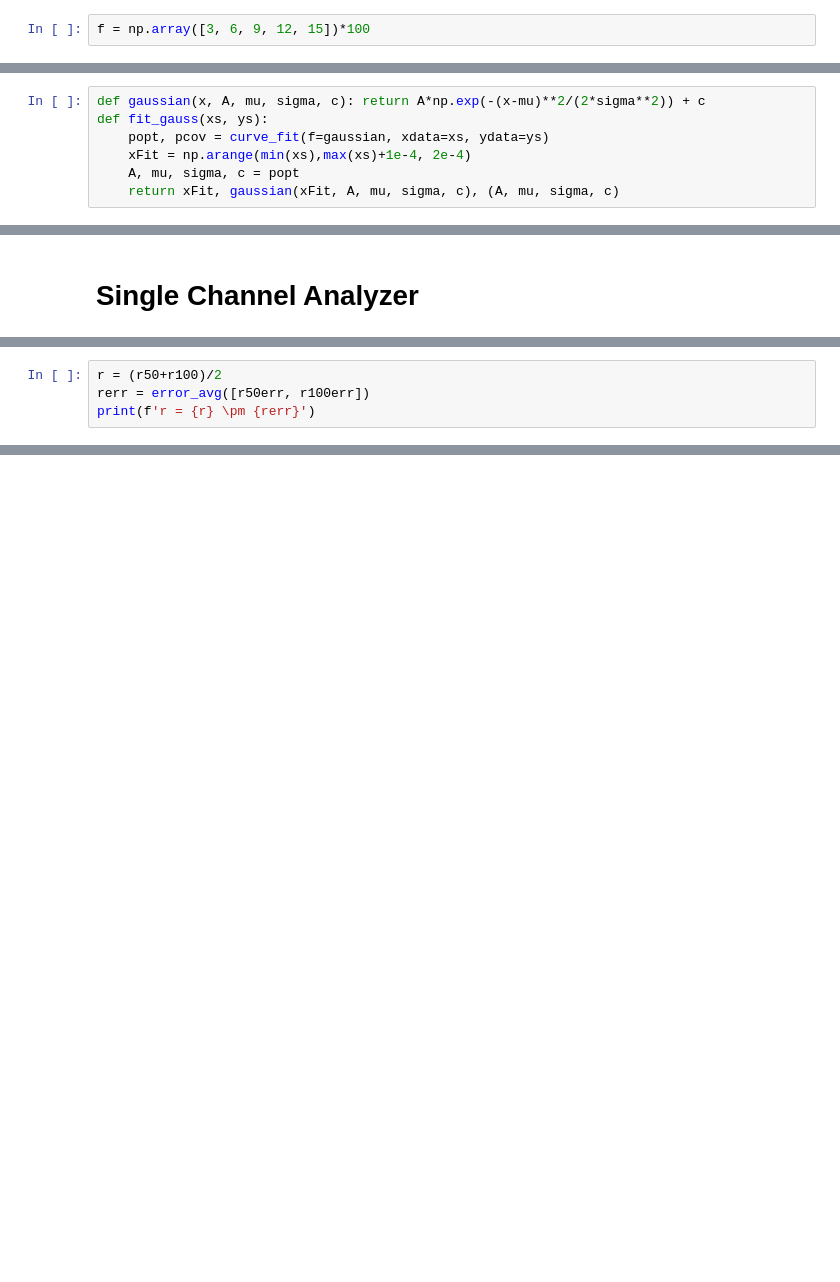
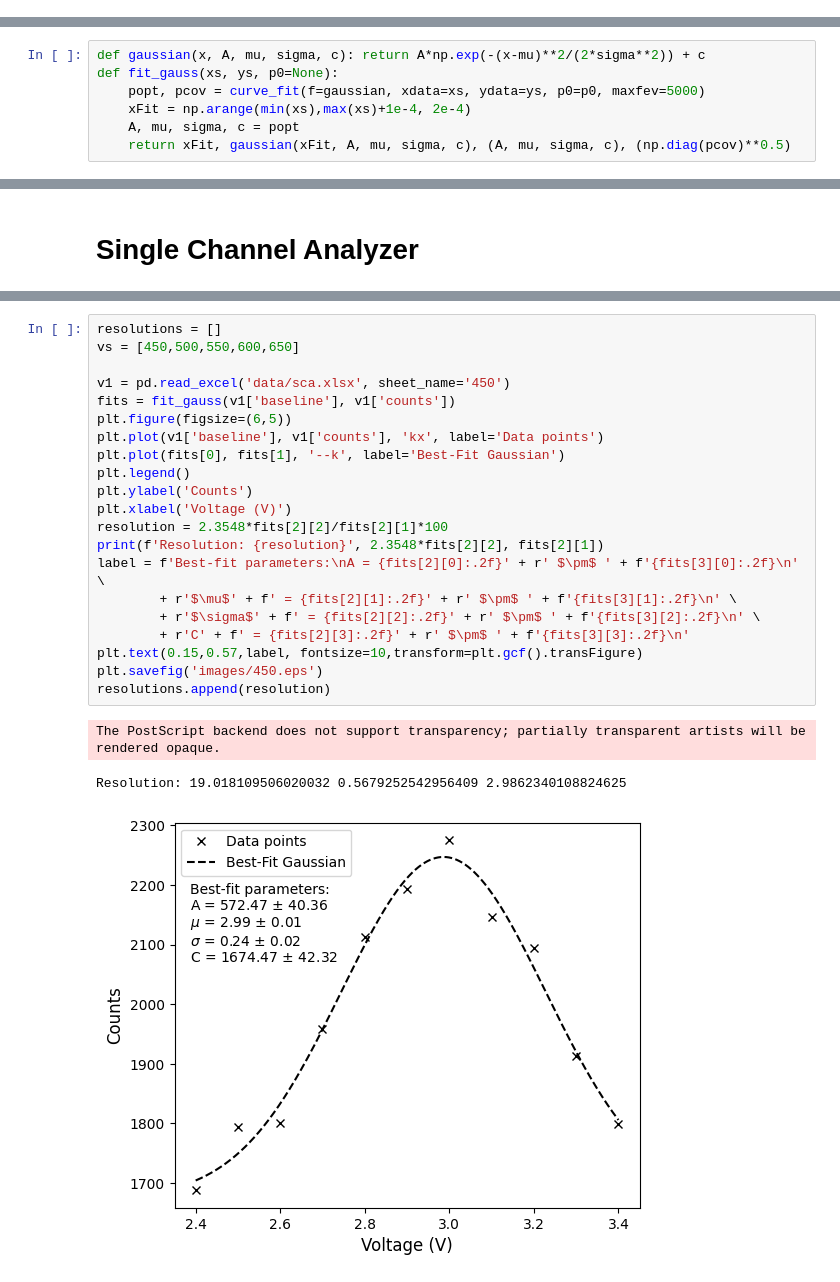
Before and after one commit to gayatri-p/lab-reports, a Jupyter notebook: nuclear and radiation physics/3. gamma ray spectroscopy/analysis.ipynb, the cells around one changed output, grey strips where cells are left out. Drawn from its saved outputs; the diff is of its cells as text; blank space fills up the shorter version.

```diff
--- a/nuclear and radiation physics/3. gamma ray spectroscopy/analysis.ipynb
+++ b/nuclear and radiation physics/3. gamma ray spectroscopy/analysis.ipynb
@@ -6,6 +5,4 @@ from tabulate import tabulate
 import pandas as pd
-# %%
-f = np.array([3, 6, 9, 12, 15])*100
 # %%
 def straight_line(x, m, c): return m*x+c
 def fit_line(xs, ys):
@@ -16,7 +13,7 @@ def fit_line(xs, ys):
 # %%
 def gaussian(x, A, mu, sigma, c): return A*np.exp(-(x-mu)**2/(2*sigma**2)) + c
-def fit_gauss(xs, ys):
-    popt, pcov = curve_fit(f=gaussian, xdata=xs, ydata=ys)
+def fit_gauss(xs, ys, p0=None):
+    popt, pcov = curve_fit(f=gaussian, xdata=xs, ydata=ys, p0=p0, maxfev=5000)
     xFit = np.arange(min(xs),max(xs)+1e-4, 2e-4)
     A, mu, sigma, c = popt
-    return xFit, gaussian(xFit, A, mu, sigma, c), (A, mu, sigma, c)
+    return xFit, gaussian(xFit, A, mu, sigma, c), (A, mu, sigma, c), (np.diag(pcov)**0.5)
@@ -227,4 +21,0 @@ print(tabulate(np.array([f, np.round(r50s, 3), np.round(rerr50s,3)]).transpose()
-# %%
-r = (r50+r100)/2
-rerr = error_avg([r50err, r100err])
-print(f'r = {r} \pm {rerr}')
@@ -270,0 +26,25 @@ Mutual inductance = 168.258817012333 \pm 9.495647386760142 \mu H
+# %%
+resolutions = []
+vs = [450,500,550,600,650]
+
+v1 = pd.read_excel('data/sca.xlsx', sheet_name='450')
+fits = fit_gauss(v1['baseline'], v1['counts'])
+plt.figure(figsize=(6,5))
+plt.plot(v1['baseline'], v1['counts'], 'kx', label='Data points')
+plt.plot(fits[0], fits[1], '--k', label='Best-Fit Gaussian')
+plt.legend()
+plt.ylabel('Counts')
+plt.xlabel('Voltage (V)')
+resolution = 2.3548*fits[2][2]/fits[2][1]*100
+print(f'Resolution: {resolution}', 2.3548*fits[2][2], fits[2][1])
+label = f'Best-fit parameters:\nA = {fits[2][0]:.2f}' + r' $\pm$ ' + f'{fits[3][0]:.2f}\n' \
+        + r'$\mu$' + f' = {fits[2][1]:.2f}' + r' $\pm$ ' + f'{fits[3][1]:.2f}\n' \
+        + r'$\sigma$' + f' = {fits[2][2]:.2f}' + r' $\pm$ ' + f'{fits[3][2]:.2f}\n' \
+        + r'C' + f' = {fits[2][3]:.2f}' + r' $\pm$ ' + f'{fits[3][3]:.2f}\n'
+plt.text(0.15,0.57,label, fontsize=10,transform=plt.gcf().transFigure)
+plt.savefig('images/450.eps')
+resolutions.append(resolution)
+# %% [output]
+The PostScript backend does not support transparency; partially transparent artists will be rendered opaque.
+Resolution: 19.018109506020032 0.5679252542956409 2.9862340108824625
+[figure, added]
```
Also changed, not shown: parts of 44 cells of this notebook, 58 other files.
